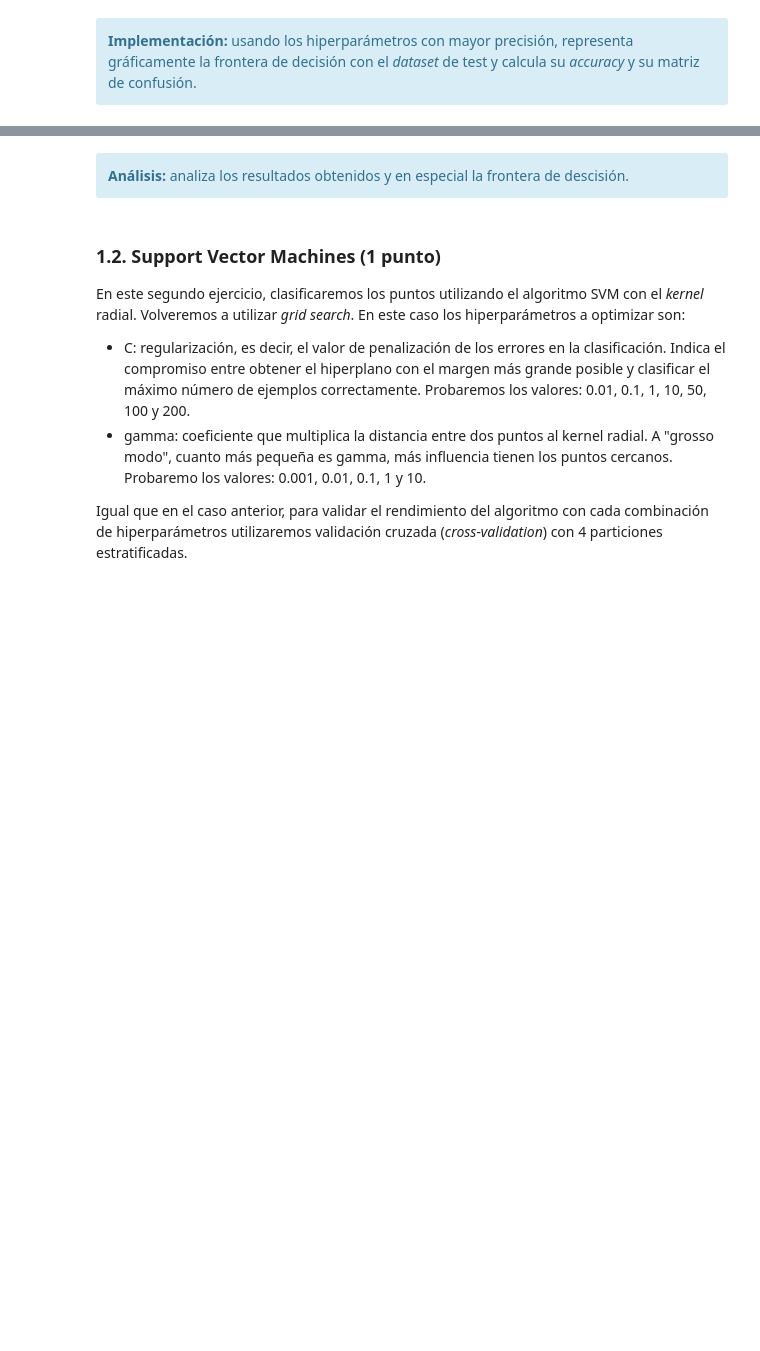
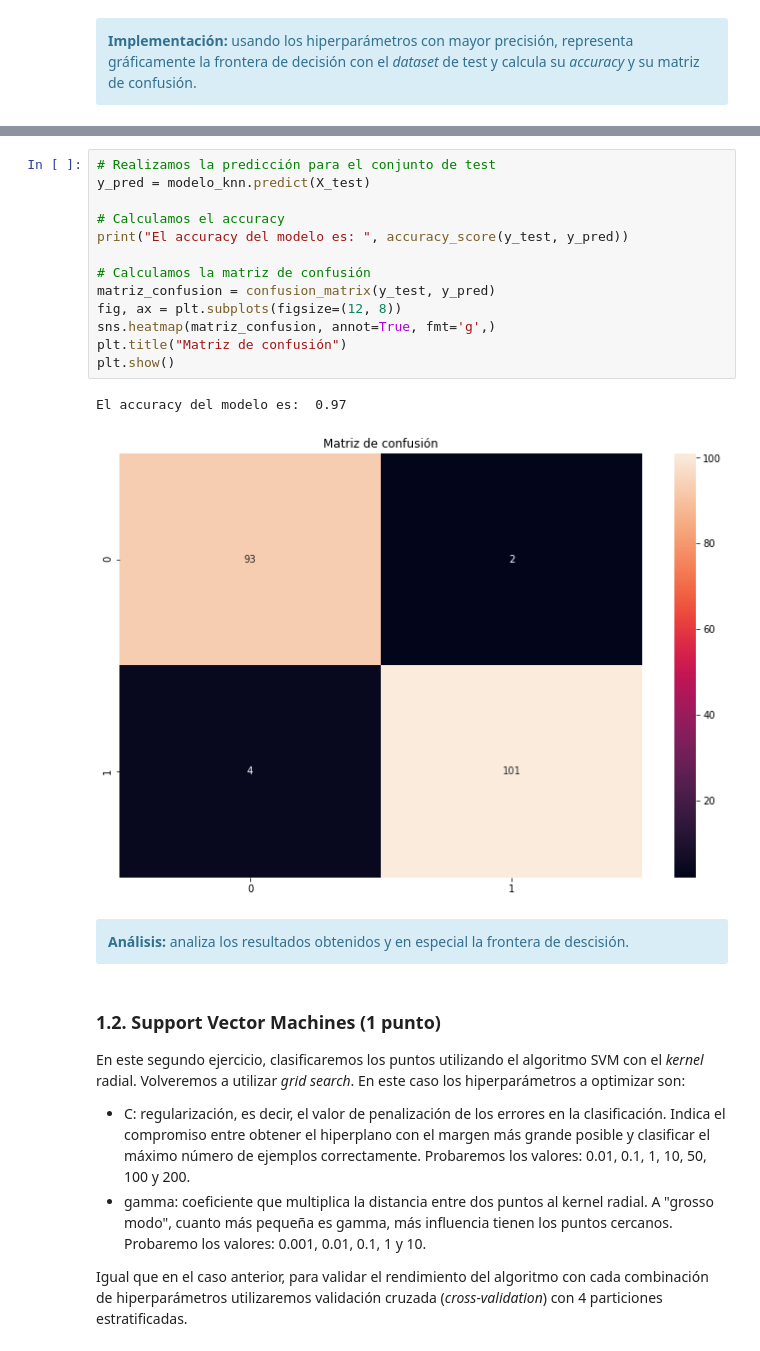
Before and after one commit to mariousm/Data-Science-Master, a Jupyter notebook: 2021-22/PrimerSemestre/Mineria/PEC3/20211_M2.855_PEC3_Enunciado.ipynb, the cells around one changed output, grey strips where cells are left out. Saved outputs shown, nothing was run; the diff lists cells and outputs as text; blank space fills up the shorter version.

```diff
--- a/2021-22/PrimerSemestre/Mineria/PEC3/20211_M2.855_PEC3_Enunciado.ipynb
+++ b/2021-22/PrimerSemestre/Mineria/PEC3/20211_M2.855_PEC3_Enunciado.ipynb
@@ -193,3 +222,19 @@ Fitting 4 folds for each of 20 candidates, totalling 80 fits
+# %%
+# Realizamos la predicción para el conjunto de test
+y_pred = modelo_knn.predict(X_test)
+
+# Calculamos el accuracy
+print("El accuracy del modelo es: ", accuracy_score(y_test, y_pred))
+
+# Calculamos la matriz de confusión
+matriz_confusion = confusion_matrix(y_test, y_pred)
+fig, ax = plt.subplots(figsize=(12, 8))
+sns.heatmap(matriz_confusion, annot=True, fmt='g',)
+plt.title("Matriz de confusión")
+plt.show()
+# %% [output]
+El accuracy del modelo es:  0.97
+[figure, added]
 # %% [markdown]
 <div class="alert alert-block alert-info">
 <strong>Análisis:</strong> analiza los resultados obtenidos y en especial la frontera de descisión.
```
Also changed, not shown: parts of 5 cells of this notebook.
